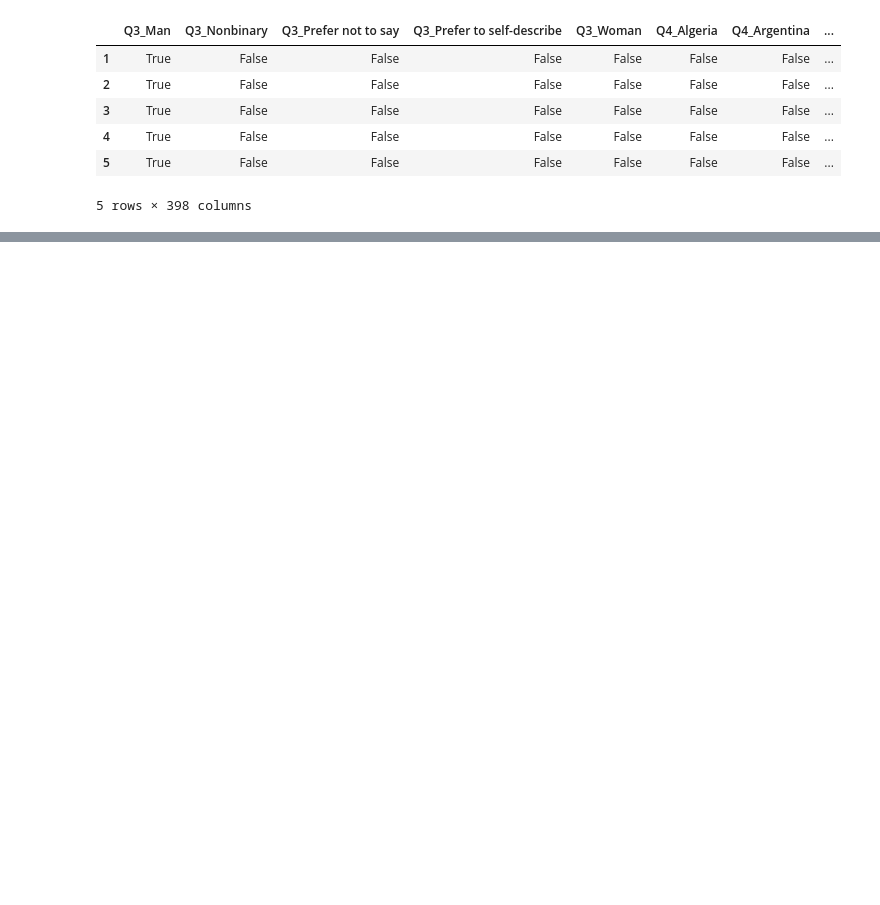
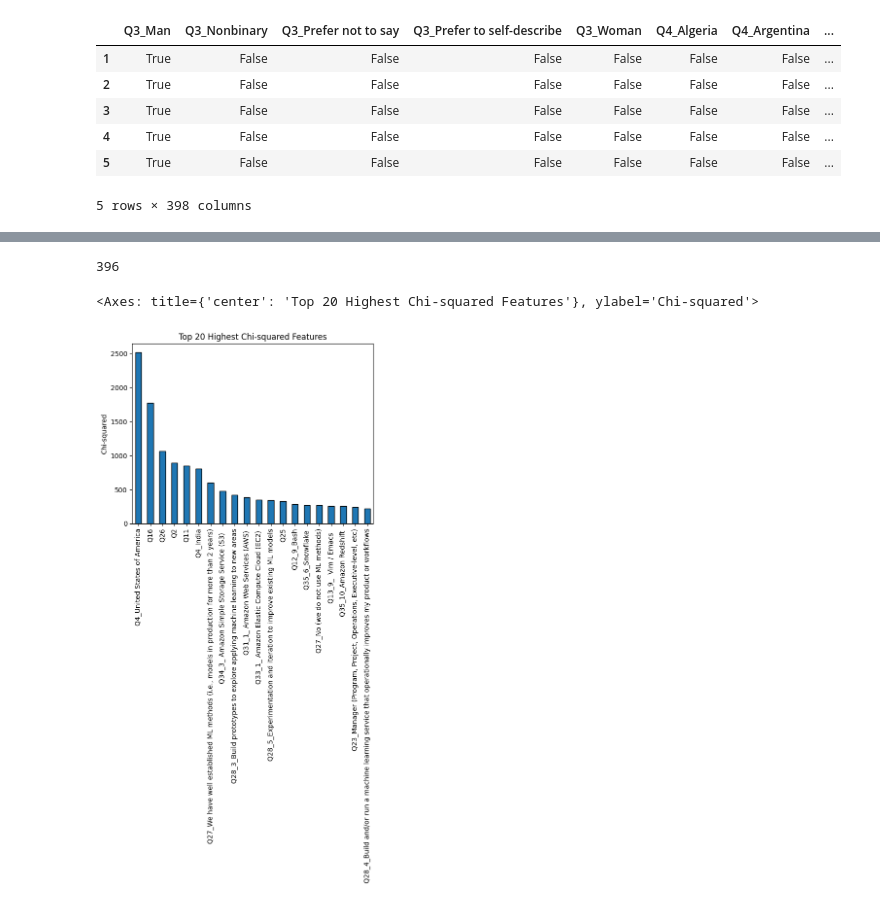
Before and after one commit to sourenpash/MIE162, a Jupyter notebook: Assignment 2/pashangpour_1006324611_assignment2.ipynb, the cells around one changed output, grey strips where cells are left out. Cells and saved outputs as stored; diff of their text form; code cells hidden in the pictures; blank space fills up the shorter version.

```diff
--- a/Assignment 2/pashangpour_1006324611_assignment2.ipynb
+++ b/Assignment 2/pashangpour_1006324611_assignment2.ipynb
@@ -130,0 +148,17 @@ NameError: name 'chi2' is not defined
+# %%
+print(len(chi_scores[0]))
+# %% [output]
+396
+# %%
+#Set number of features to be selected through chi squared
+k = 396
+
+#Plot chi squared of all encoded features, sorted from most important
+chi_values = pd.Series(chi_scores[0], index=X.columns)
+chi_values.sort_values(ascending=False, inplace=True)
+plt.title("Top 20 Highest Chi-squared Features")
+plt.ylabel("Chi-squared")
+chi_values.head(20).plot.bar(edgecolor='black')
+# %% [output]
+<Axes: title={'center': 'Top 20 Highest Chi-squared Features'}, ylabel='Chi-squared'>
+[figure, added]
```
Also changed, not shown: parts of 6 cells of this notebook, 1 other file.
